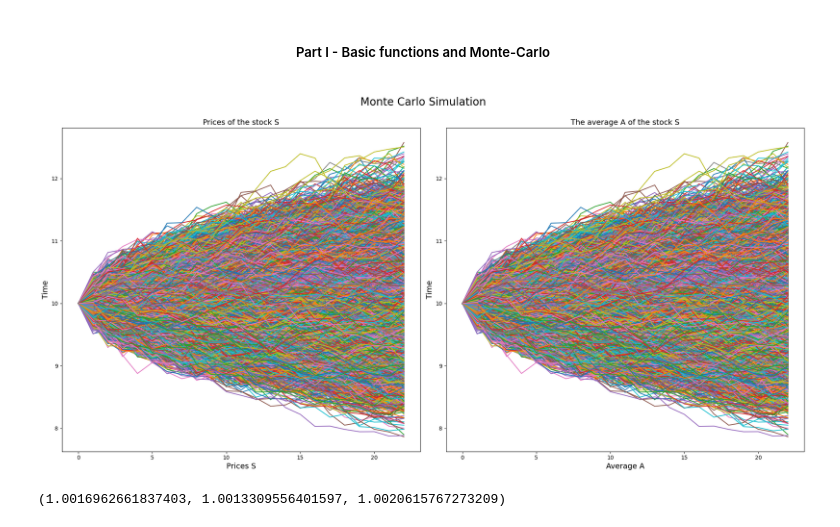
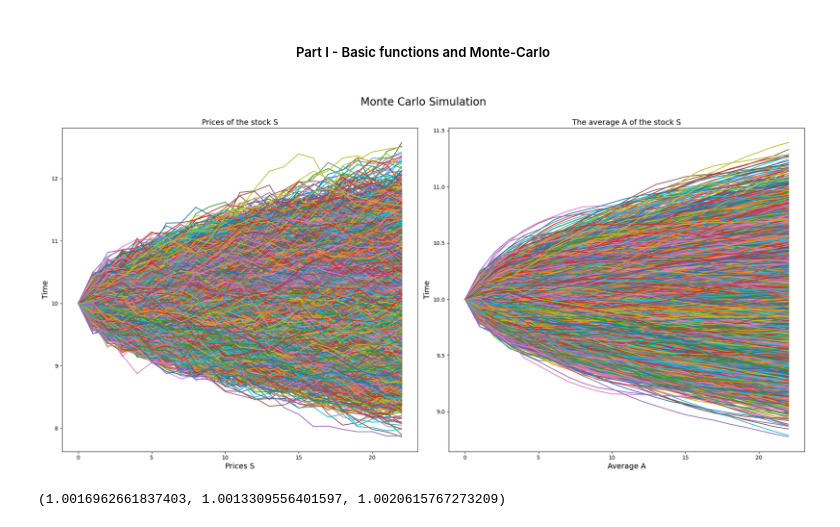
Before and after one commit to BULAHIA/Optimization_of_a_stopping_strategy, a Jupyter notebook: Optimization_Stopping_Strategy.ipynb, the cells around one changed output. Cells and saved outputs as stored; diff of their text form; code cells hidden in the pictures.

```diff
--- a/Optimization_Stopping_Strategy.ipynb
+++ b/Optimization_Stopping_Strategy.ipynb
@@ -37,31 +37,31 @@ def s_to_a(trajectories) :
 # %%
 S0 = 10
 sigma = 0.2
 dt = 1/252
 N = 22
 nb_traj = 2**15
 
 x = simul_s2(S0, sigma, N, dt, nb_traj)
 y = s_to_a(x)
 
 fig, axs = plt.subplots(1, 2, figsize=(20, 10))
 fig.suptitle('Monte Carlo Simulation', fontsize=20)
 
 axs[0].plot(x.T)
 axs[0].set_title('Prices of the stock S', fontsize=14)
 axs[0].set_xlabel('Prices S', fontsize=14)
 axs[0].set_ylabel('Time', fontsize=14)
 
-axs[1].plot(x.T)
+axs[1].plot(y.T)
 axs[1].set_title('The average A of the stock S', fontsize=14)
 axs[1].set_xlabel('Average A', fontsize=14)
 axs[1].set_ylabel('Time', fontsize=14)
 
 plt.tight_layout()
 plt.subplots_adjust(top=0.9)
 plt.show()
 # %% [output]
-[figure, old version]
+[figure, new version]
 # %%
 def montecarlo(trajectories) :
     value = s_to_a(trajectories)[:,-1] / trajectories[:,-1]
```
